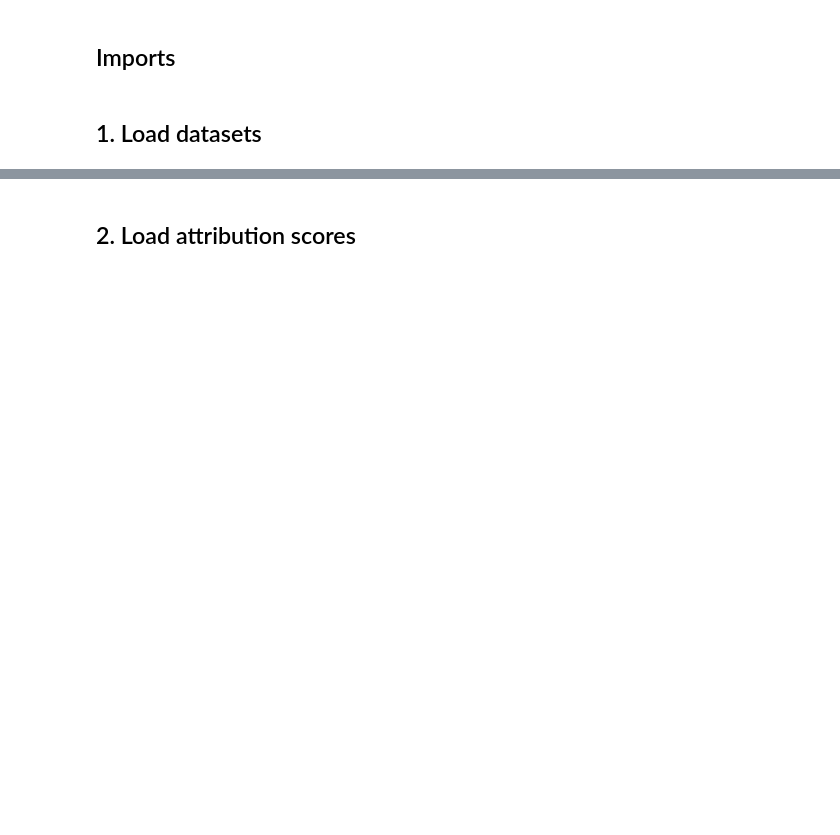
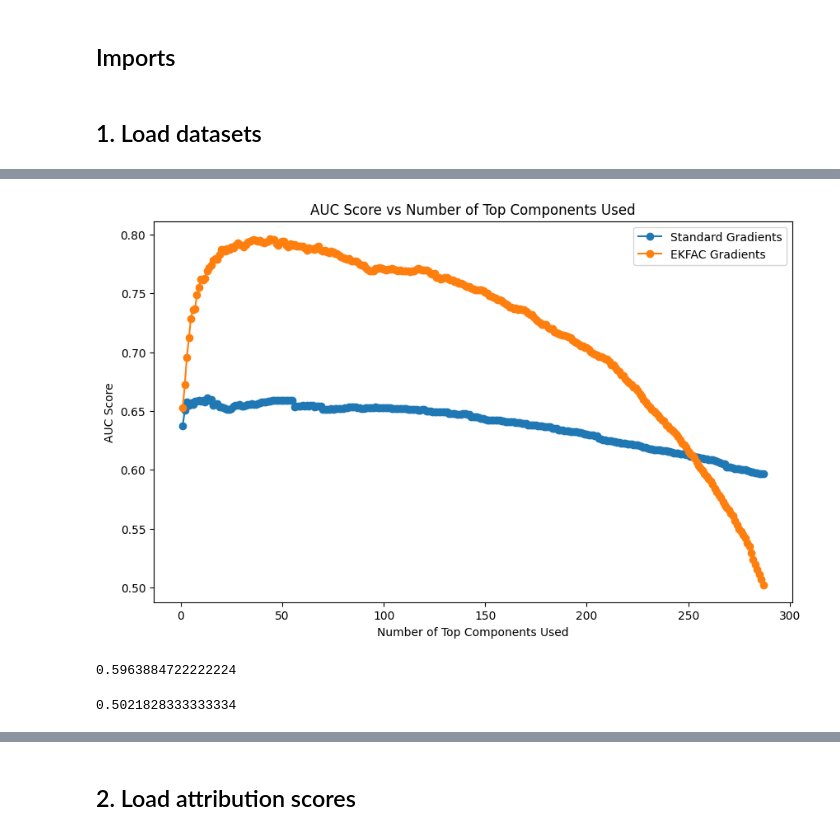
Before and after one commit to baberabb/bergson, a Jupyter notebook: bergson/hessians/data_filtering_ekfac.ipynb, the cells around one changed output, grey strips where cells are left out. Saved outputs shown, nothing was run; the diff lists cells and outputs as text; code cells hidden in the pictures; blank space fills up the shorter version.

```diff
--- a/bergson/hessians/data_filtering_ekfac.ipynb
+++ b/bergson/hessians/data_filtering_ekfac.ipynb
@@ -43,0 +192,26 @@ medical_misaligned_completions = medical_completions_full[misaligned_index]
+# %%
+# plot tok_auc and topk_auc_ekfac
+plt.figure(figsize=(10, 6))
+plt.plot(range(1, k + 1), topk_auc, label="Standard Gradients", marker="o")
+plt.plot(range(1, k + 1), topk_auc_ekfac, label="EKFAC Gradients", marker="o")
+plt.xlabel("Number of Top Components Used")
+plt.ylabel("AUC Score")
+plt.title("AUC Score vs Number of Top Components Used")
+plt.legend()
+plt.show()
+# %% [output]
+[figure, added]
+# %%
+from sklearn.metrics import roc_auc_score
+
+auc = roc_auc_score([1] * (len(index) // 2) + [0] * (len(index) // 2), mean_final_attribution.cpu().numpy())
+auc
+# %% [output]
+0.5963884722222224
+# %%
+from sklearn.metrics import roc_auc_score
+
+auc = roc_auc_score([1] * (len(index) // 2) + [0] * (len(index) // 2), mean_final_attribution_ekfac.cpu().numpy())
+auc
+# %% [output]
+0.5021828333333334
```
Also changed, not shown: parts of 45 cells of this notebook, 5 other files.
